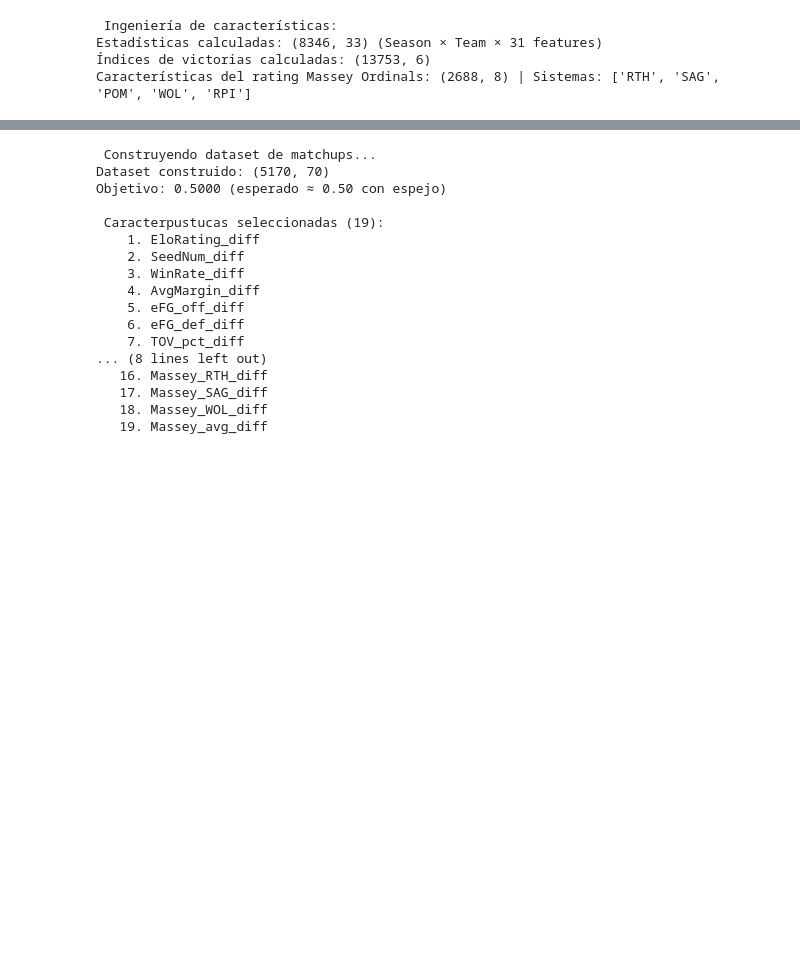
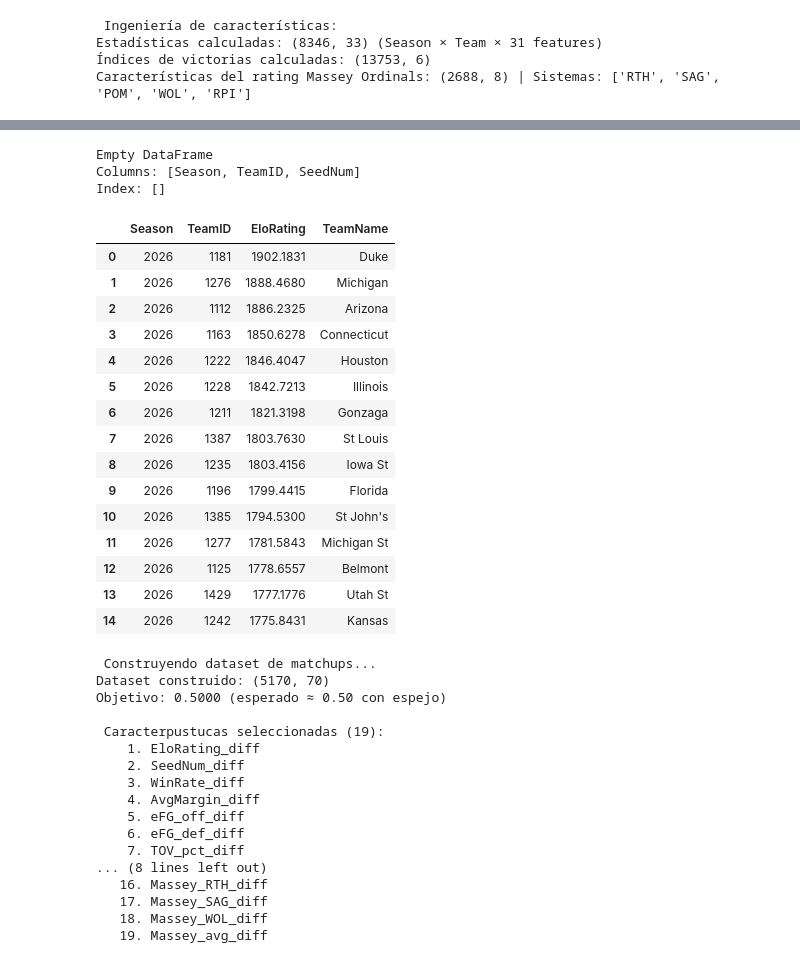
Before and after one commit to l22140141/Proyecto_unidad2, a Jupyter notebook: ProyectoUnidad2.ipynb, the cells around one changed output, grey strips where cells are left out. Drawn from its saved outputs; the diff is of its cells as text; code cells hidden in the pictures; blank space fills up the shorter version.

```diff
--- a/ProyectoUnidad2.ipynb
+++ b/ProyectoUnidad2.ipynb
@@ -651,3 +782,48 @@ Características del rating Massey Ordinals: (2688, 8) | Sistemas: ['RTH', 'SAG'
+# %%
+# Revisar seeds disponibles para 2026
+print(
+    seeds_clean[
+        seeds_clean["Season"] == 2026
+    ].head()
+)
+# %% [output]
+Empty DataFrame
+Columns: [Season, TeamID, SeedNum]
+Index: []
+# %%
+# Top equipos según Elo en 2026
+top_elo_2026 = elo_season_end[
+    elo_season_end["Season"] == 2026
+].sort_values(
+    by="EloRating",
+    ascending=False
+).head(15)
+
+# Agregar nombres
+top_elo_2026 = top_elo_2026.merge(
+    teams[["TeamID", "TeamName"]],
+    on="TeamID",
+    how="left"
+)
+
+display(top_elo_2026)
+# %% [output]
+|  | Season | TeamID | EloRating | TeamName |
+| 0 | 2026 | 1181 | 1902.1831 | Duke |
+| 1 | 2026 | 1276 | 1888.4680 | Michigan |
+| 2 | 2026 | 1112 | 1886.2325 | Arizona |
+| 3 | 2026 | 1163 | 1850.6278 | Connecticut |
+| 4 | 2026 | 1222 | 1846.4047 | Houston |
+| 5 | 2026 | 1228 | 1842.7213 | Illinois |
+| 6 | 2026 | 1211 | 1821.3198 | Gonzaga |
+| 7 | 2026 | 1387 | 1803.7630 | St Louis |
+| 8 | 2026 | 1235 | 1803.4156 | Iowa St |
+| 9 | 2026 | 1196 | 1799.4415 | Florida |
+| 10 | 2026 | 1385 | 1794.5300 | St John's |
+| 11 | 2026 | 1277 | 1781.5843 | Michigan St |
+| 12 | 2026 | 1125 | 1778.6557 | Belmont |
+| 13 | 2026 | 1429 | 1777.1776 | Utah St |
+| 14 | 2026 | 1242 | 1775.8431 | Kansas |
 # %%
 # 5. CONSTRUCCIÓN DEL DATASET DE MATCHUPS
 
```
Also changed, not shown: parts of 9 cells of this notebook.
